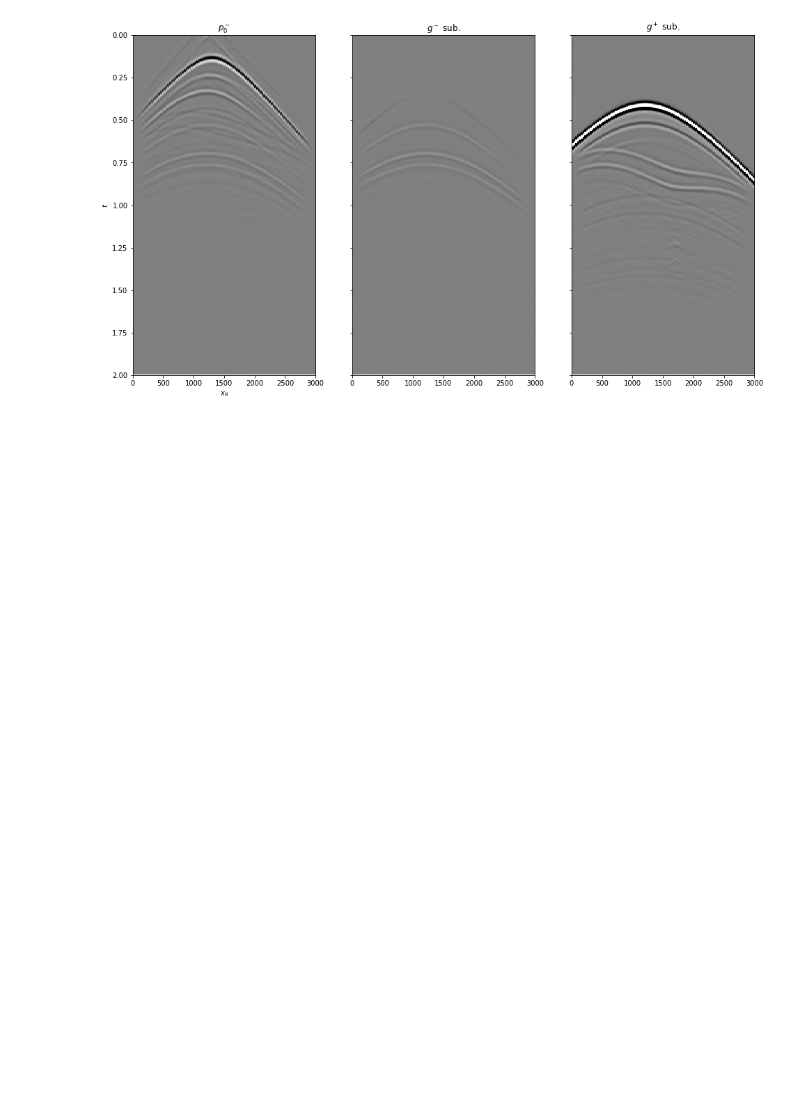
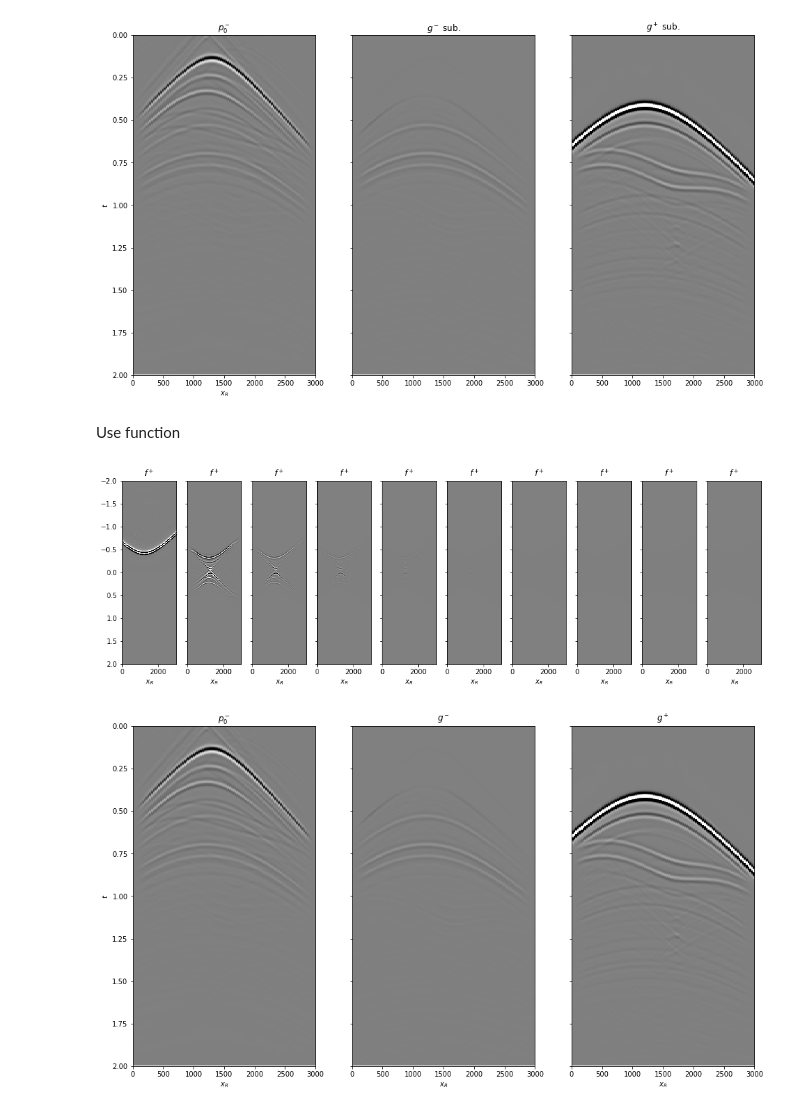
Before and after one commit to PyLops/pylops_notebooks, a Jupyter notebook: developement/Marchenko_iterative.ipynb, the cells around one changed output. Saved outputs shown, nothing was run; the diff lists cells and outputs as text; code cells hidden in the pictures; blank space fills up the shorter version.

```diff
--- a/developement/Marchenko_iterative.ipynb
+++ b/developement/Marchenko_iterative.ipynb
@@ -380,3 +414,5 @@ axs[2].set_ylim(2, 0);
 # %% [output]
 [figure]
 [figure]
+# %% [markdown]
+Use function
@@ -382,0 +479,28 @@ axs[2].set_ylim(2, 0);
+# %%
+f1_plus_f, f1_minus_f, g_minus_f, g_plus_f, f1_plus_updates_f = \
+    applyiterative_onepoint(R, directVS, G0=G0sub, dt=dt, nfmax=nfmax, n_iter=10, toff=toff, nsmooth=nsmooth)
+# %%
+fig, axs = plt.subplots(1, n_iter, sharey=True, figsize=(17, 5))
+for iiter in range(n_iter):
+    axs[iiter].imshow(f1_plus_updates_f[iiter], cmap='gray', vmin=-1e5, vmax=1e5,
+              extent=(r[0,0], r[0,-1], t[-1], -t[-1]))
+    axs[iiter].set_title(r'$f^+$')
+    axs[iiter].set_xlabel(r'$x_R$')
+    axs[iiter].axis('tight')
+
+fig, axs = plt.subplots(1, 3, sharey=True, figsize=(16, 9))
+axs[0].imshow(p0_minus.T, cmap='gray', vmin=-5e5, vmax=5e5, extent=(r[0,0], r[0,-1], t[-1], -t[-1]))
+axs[0].set_title(r'$p_0^-$'), axs[0].set_xlabel(r'$x_R$'), axs[0].set_ylabel(r'$t$')
+axs[0].axis('tight')
+axs[0].set_ylim(2, 0);
+axs[1].imshow(g_minus_f, cmap='gray', vmin=-5e5, vmax=5e5, extent=(r[0,0], r[0,-1], t[-1], -t[-1]))
+axs[1].set_title(r'$g^-$'), axs[1].set_xlabel(r'$x_R$')
+axs[1].axis('tight')
+axs[1].set_ylim(2, 0);
+axs[2].imshow(g_plus_f, cmap='gray', vmin=-5e5, vmax=5e5, extent=(r[0,0], r[0,-1], t[-1], -t[-1]))
+axs[2].set_title(r'$g^+$'), axs[2].set_xlabel(r'$x_R$')
+axs[2].axis('tight')
+axs[2].set_ylim(2, 0);
+# %% [output]
+[figure, added]
+[figure, added]
```
Also changed, not shown: parts of 31 cells of this notebook.
